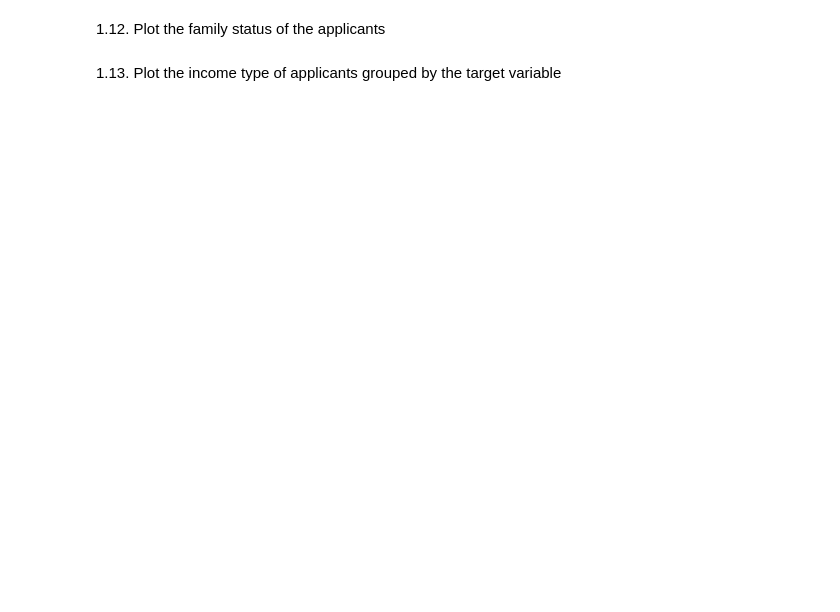
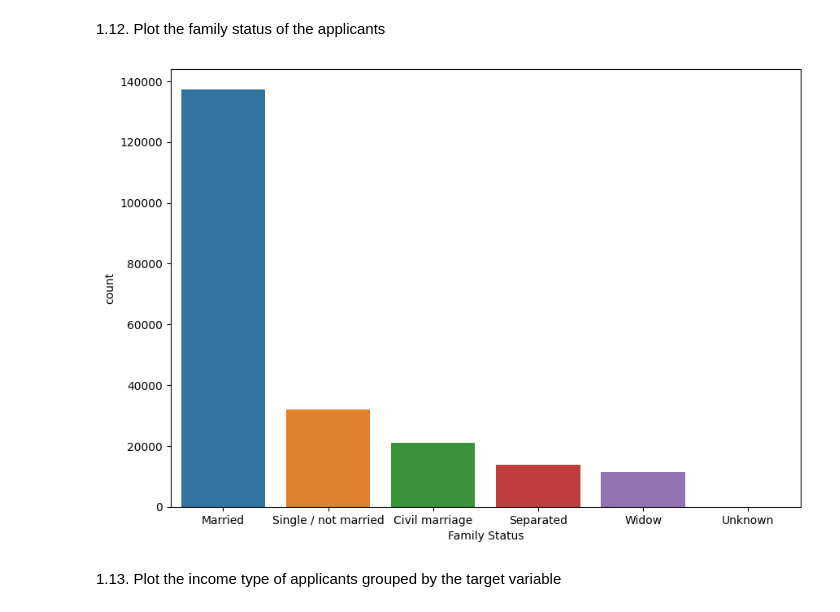
Before and after one commit to ja-818/home_credit_default_risk, a Jupyter notebook: sprint_3_julian_arango.ipynb, the cells around one changed output. Cells and saved outputs as stored; diff of their text form; code cells hidden in the pictures; blank space fills up the shorter version.

```diff
--- a/sprint_3_julian_arango.ipynb
+++ b/sprint_3_julian_arango.ipynb
@@ -255,6 +284,12 @@ COMMONAREA_MEDI   121000      62.9
 1.12. Plot the family status of the applicants
 # %%
 ### Complete in this cell: family status
+fig, ax = plt.subplots(figsize=(10,7))
+sns.countplot(app_train, x="NAME_FAMILY_STATUS", order=app_train["NAME_FAMILY_STATUS"].value_counts().index)
+ax.set_xlabel("Family Status")
+plt.show()
+# %% [output]
+[figure, added]
 # %% [markdown]
 1.13. Plot the income type of applicants grouped by the target variable
 # %%
```
Also changed, not shown: parts of 8 cells of this notebook.
